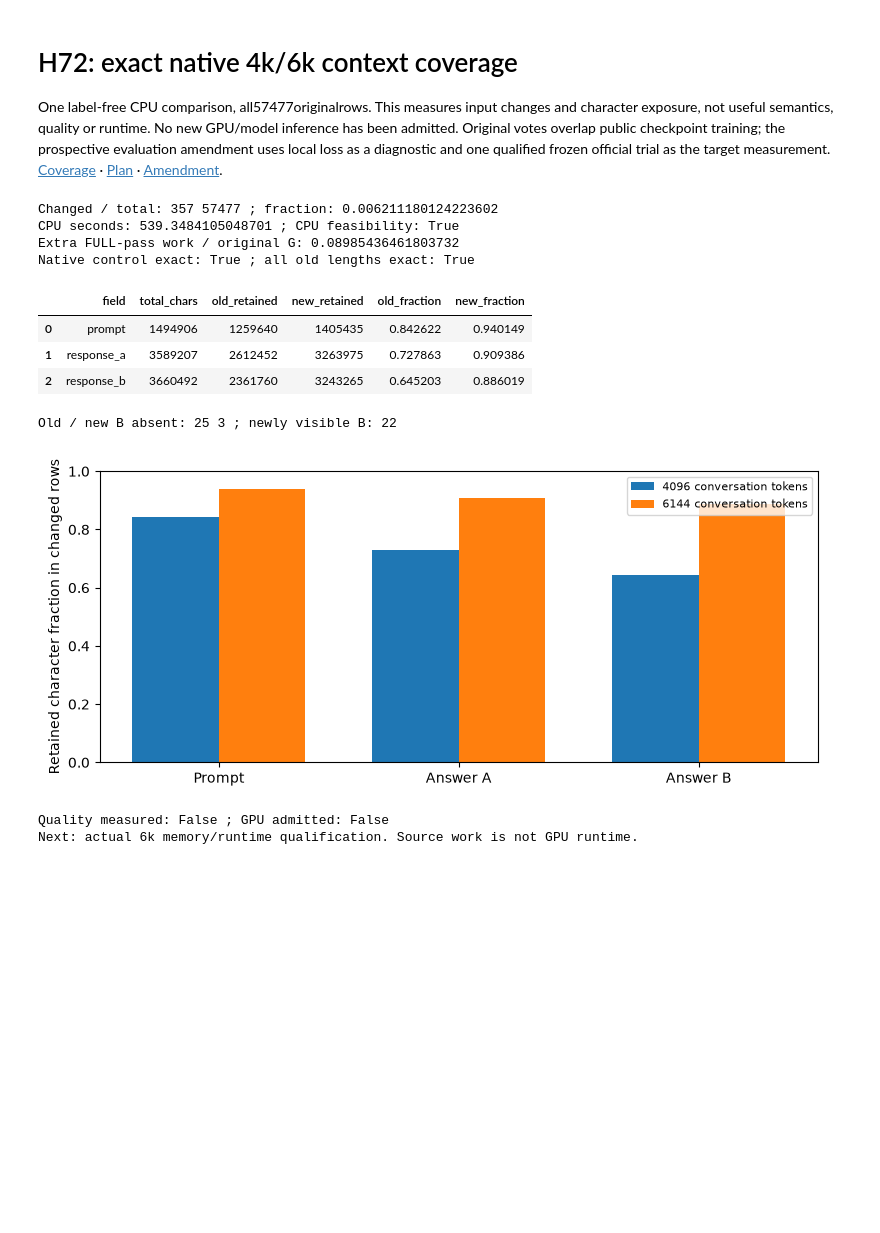
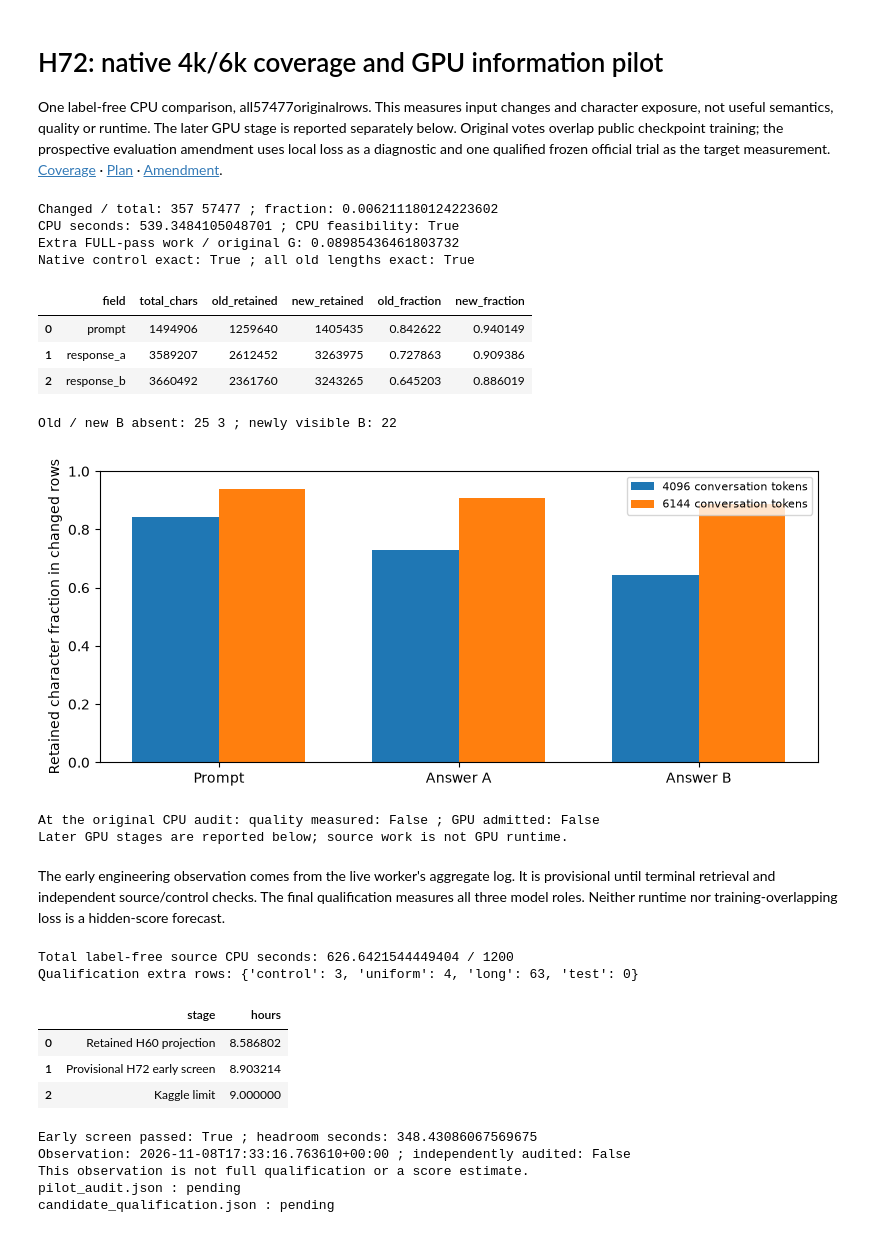
Before and after one commit to tarstars/llm_classification_finetuning, a Jupyter notebook: notebooks/38_context_coverage.ipynb, the cells around one changed output. Drawn from its saved outputs; the diff is of its cells as text; code cells hidden in the pictures; blank space fills up the shorter version.

Commit message:
Record passing H72 engineering screen and execute updated results notebook

```diff
--- a/notebooks/38_context_coverage.ipynb
+++ b/notebooks/38_context_coverage.ipynb
@@ -1,9 +1,9 @@
 # %% [markdown]
-# H72: exact native 4k/6k context coverage
+# H72: native 4k/6k coverage and GPU information pilot
 
 One label-free CPU comparison, all57477originalrows. This measures input changes
-and character exposure, not useful semantics, quality or runtime. No new GPU/model
-inference has been admitted. Original votes overlap public checkpoint training;
+and character exposure, not useful semantics, quality or runtime. The later GPU
+stage is reported separately below. Original votes overlap public checkpoint training;
 the prospective evaluation amendment uses local loss as a diagnostic and one
 qualified frozen official trial as the target measurement.
 [Coverage](../docs/SPAN_026_COVERAGE.md) · [Plan](../docs/SPAN_026_PLAN.md) ·
@@ -35,8 +35,8 @@ fig.tight_layout()
 ROOT=Path.home()/'database/llm_classification_finetuning/runs/span_026'
 (ROOT/'figures').mkdir(exist_ok=True)
 fig.savefig(ROOT/'figures/context_coverage.png',dpi=160,bbox_inches='tight');plt.show()
-print('Quality measured:',r['quality_measured'],'; GPU admitted:',r['gpu_admitted'])
-print('Next: actual 6k memory/runtime qualification. Source work is not GPU runtime.')
+print('At the original CPU audit: quality measured:',r['quality_measured'],'; GPU admitted:',r['gpu_admitted'])
+print('Later GPU stages are reported below; source work is not GPU runtime.')
 # %% [output]
 Changed / total: 357 57477 ; fraction: 0.006211180124223602
 CPU seconds: 539.3484105048701 ; CPU feasibility: True
@@ -48,5 +48,45 @@ Native control exact: True ; all old lengths exact: True
 | 2 | response_b | 3660492 | 2361760 | 3243265 | 0.645203 | 0.886019 |
 Old / new B absent: 25 3 ; newly visible B: 22
 [figure]
-Quality measured: False ; GPU admitted: False
-Next: actual 6k memory/runtime qualification. Source work is not GPU runtime.
+At the original CPU audit: quality measured: False ; GPU admitted: False
+Later GPU stages are reported below; source work is not GPU runtime.
+# %% [markdown]
+The early engineering observation comes from the live worker's aggregate log.
+It is provisional until terminal retrieval and independent source/control checks.
+The final qualification measures all three model roles. Neither runtime nor
+training-overlapping loss is a hidden-score forecast.
+# %%
+PUB=REPO/'results/span_026'
+prep=json.loads((PUB/'candidate_preparation.json').read_text())
+print('Total label-free source CPU seconds:',prep['aggregate_cpu_source_seconds'],'/ 1200')
+print('Qualification extra rows:',prep['changed_by_cohort'])
+early=json.loads((PUB/'early_engineering_observation.json').read_text())
+display(pd.DataFrame([{'stage':'Retained H60 projection','hours':30912.48602725137/3600},
+ {'stage':'Provisional H72 early screen','hours':early['projection_seconds']/3600},
+ {'stage':'Kaggle limit','hours':early['hidden_limit_seconds']/3600}]))
+print('Early screen passed:',early['early_engineering_passed'],'; headroom seconds:',early['headroom_seconds'])
+print('Observation:',early['observed_at'],'; independently audited:',early['independent_terminal_artifact_audit_complete'])
+print('This observation is not full qualification or a score estimate.')
+for filename in ['pilot_audit.json','candidate_qualification.json']:
+ path=PUB/filename
+ if path.exists():
+  result=json.loads(path.read_text())
+  print(filename)
+  display({k:v for k,v in result.items() if k in ['decision','complete_information','engineering_screen_passed',
+   'weighted_lower_gain','weighted_upper_gain','weighted_lower_gain_paired_group95',
+   'gross_regression_guard_passed','runtime_gate_passed','memory_guard_passed',
+   'original_training_overlap','independent_cv','hidden_score_forecast','official_submission_eligible']})
+  if 'slice_metrics' in result:display(pd.DataFrame(result['slice_metrics']).T)
+ else:print(filename,': pending')
+# %% [output]
+Total label-free source CPU seconds: 626.6421544449404 / 1200
+Qualification extra rows: {'control': 3, 'uniform': 4, 'long': 63, 'test': 0}
+|  | stage | hours |
+| 0 | Retained H60 projection | 8.586802 |
+| 1 | Provisional H72 early screen | 8.903214 |
+| 2 | Kaggle limit | 9.000000 |
+Early screen passed: True ; headroom seconds: 348.43086067569675
+Observation: 2026-11-08T17:33:16.763610+00:00 ; independently audited: False
+This observation is not full qualification or a score estimate.
+pilot_audit.json : pending
+candidate_qualification.json : pending
```
Also changed, not shown: 5 other files.
